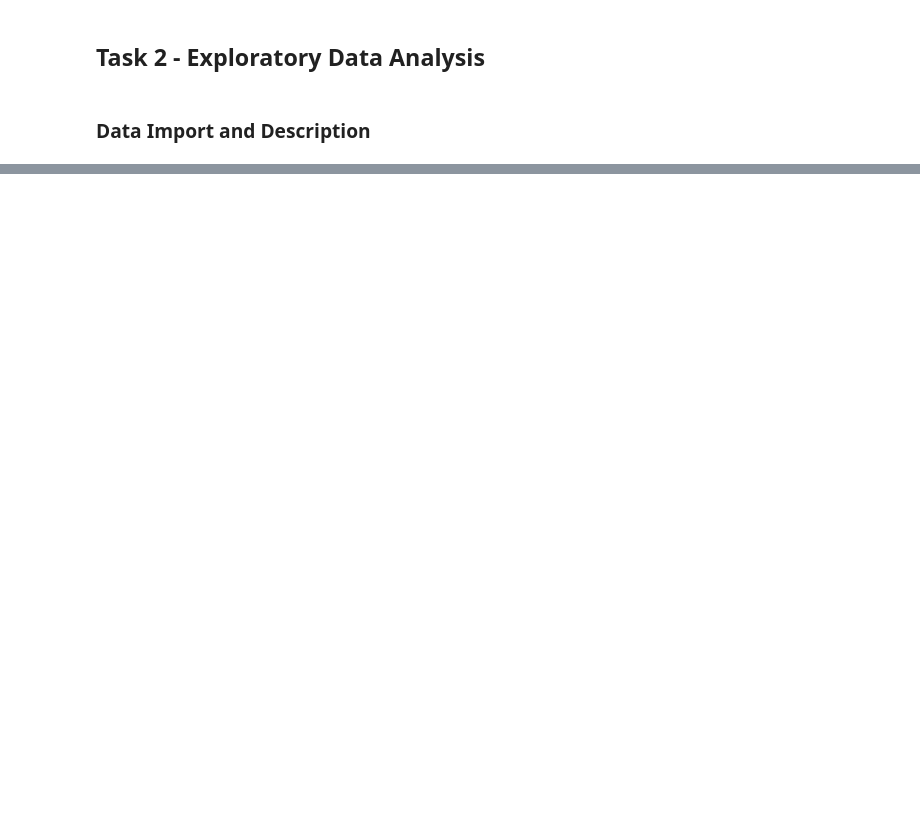
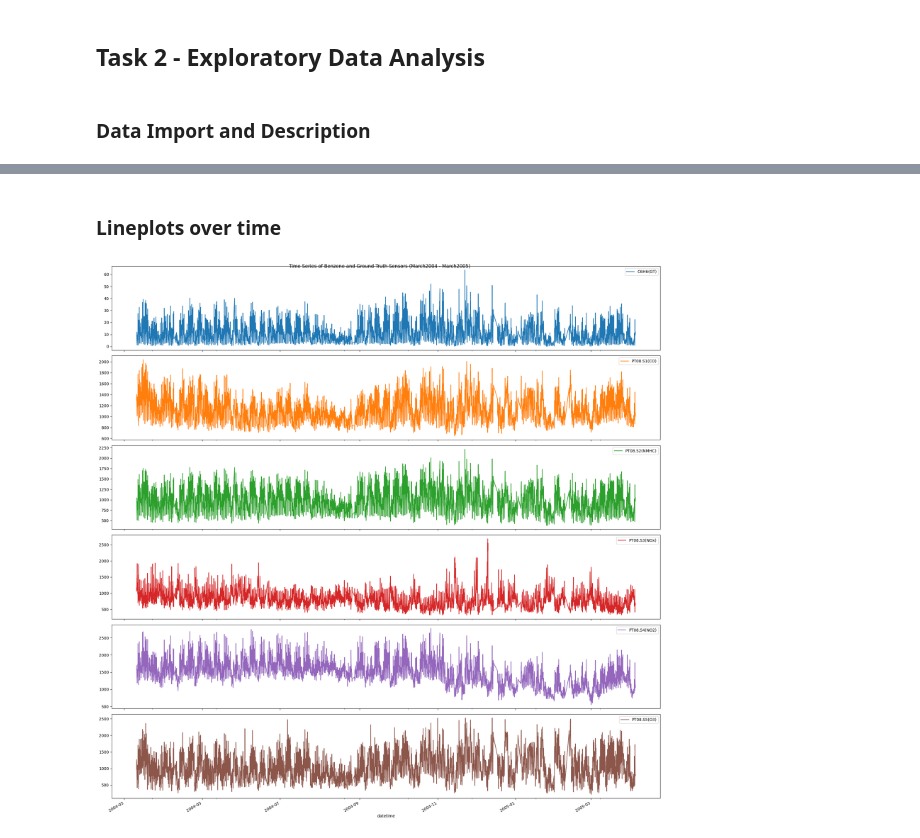
Before and after one commit to ykim68ncstate/ST-554-Project1, a Jupyter notebook: Task2/Project_1_Task_2_David_Pressley.ipynb, the cells around one changed output, grey strips where cells are left out. Cells and saved outputs as stored; diff of their text form; code cells hidden in the pictures; blank space fills up the shorter version.

```diff
--- a/Task2/Project_1_Task_2_David_Pressley.ipynb
+++ b/Task2/Project_1_Task_2_David_Pressley.ipynb
@@ -398,0 +516,14 @@ Error:
+# %% [markdown]
+### Lineplots over time
+# %%
+# Plot all columns in benzene_analysis_df as line plots over time, each in its own subplot
+plot_vars = [target_col]
+plot_vars.extend(sensor_cols)
+
+lineplt_df = benzene_analysis_df[plot_vars]
+lineplt_df.plot(subplots=True, figsize=(20,20),layout=(6, 1), sharex=True)
+plt.suptitle('Time Series of Benzene and Ground Truth Sensors (March2004 - March2005)')
+plt.tight_layout()
+plt.show()
+# %% [output]
+[figure, added]
```
Also changed, not shown: parts of 75 cells of this notebook.
